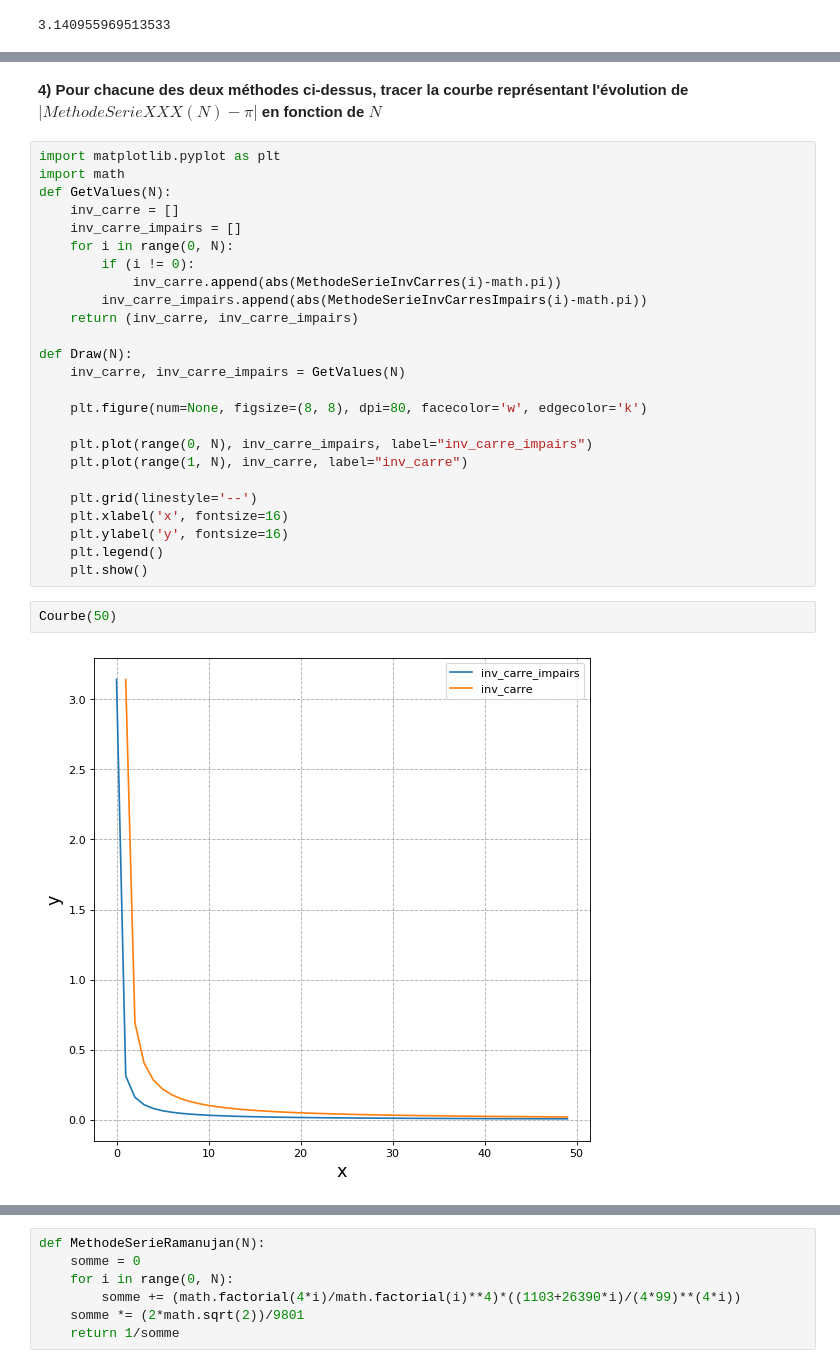
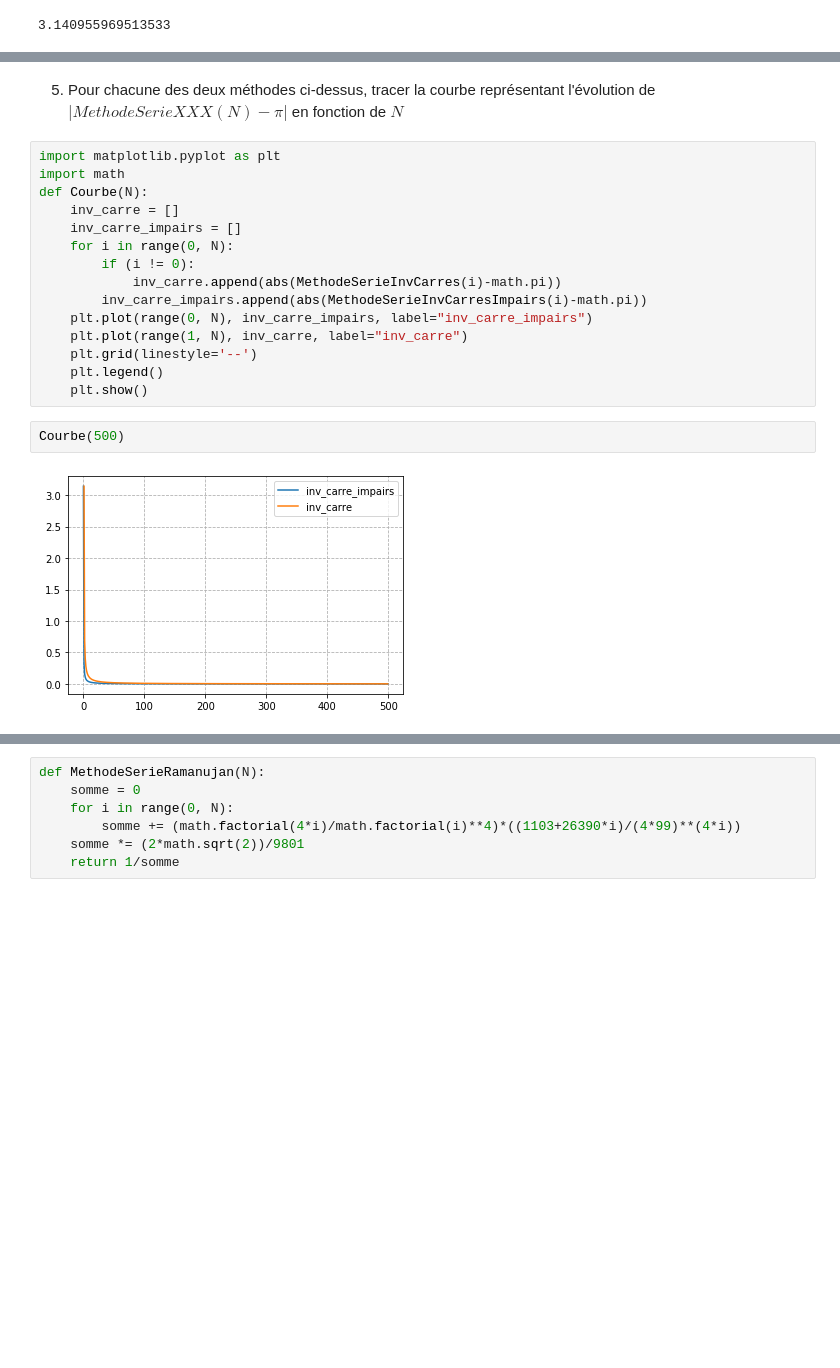
Before and after one commit to UTBM-AGH-courses/utbm-find-pi, a Jupyter notebook: calcul-pi.ipynb, the cells around one changed output, grey strips where cells are left out. Cells and saved outputs as stored; diff of their text form; blank space fills up the shorter version.

```diff
--- a/calcul-pi.ipynb
+++ b/calcul-pi.ipynb
@@ -179,34 +183,24 @@ MethodeSerieInvCarres(500)
 # %% [markdown]
-**4)  Pour chacune des deux méthodes ci-dessus, tracer la courbe
-    représentant l'évolution de** *$|MethodeSerieXXX(N) - \pi|$* **en fonction
-    de $N$**
+5.  Pour chacune des deux méthodes ci-dessus, tracer la courbe
+    représentant l'évolution de $|MethodeSerieXXX(N) - \pi|$ en fonction
+    de $N$
 # %%
 import matplotlib.pyplot as plt
 import math
-def GetValues(N):
+def Courbe(N):
     inv_carre = []
     inv_carre_impairs = []
     for i in range(0, N):
         if (i != 0):
             inv_carre.append(abs(MethodeSerieInvCarres(i)-math.pi))
         inv_carre_impairs.append(abs(MethodeSerieInvCarresImpairs(i)-math.pi))
-    return (inv_carre, inv_carre_impairs)
-
-def Draw(N):
-    inv_carre, inv_carre_impairs = GetValues(N)
-
-    plt.figure(num=None, figsize=(8, 8), dpi=80, facecolor='w', edgecolor='k')
-
     plt.plot(range(0, N), inv_carre_impairs, label="inv_carre_impairs")
     plt.plot(range(1, N), inv_carre, label="inv_carre")
-
     plt.grid(linestyle='--')
-    plt.xlabel('x', fontsize=16)
-    plt.ylabel('y', fontsize=16)
     plt.legend()
     plt.show()
 # %%
-Courbe(50)
+Courbe(500)
 # %% [output]
-[figure, old version]
+[figure, new version]
 # %% [markdown]
```
Also changed, not shown: parts of 29 cells of this notebook.
